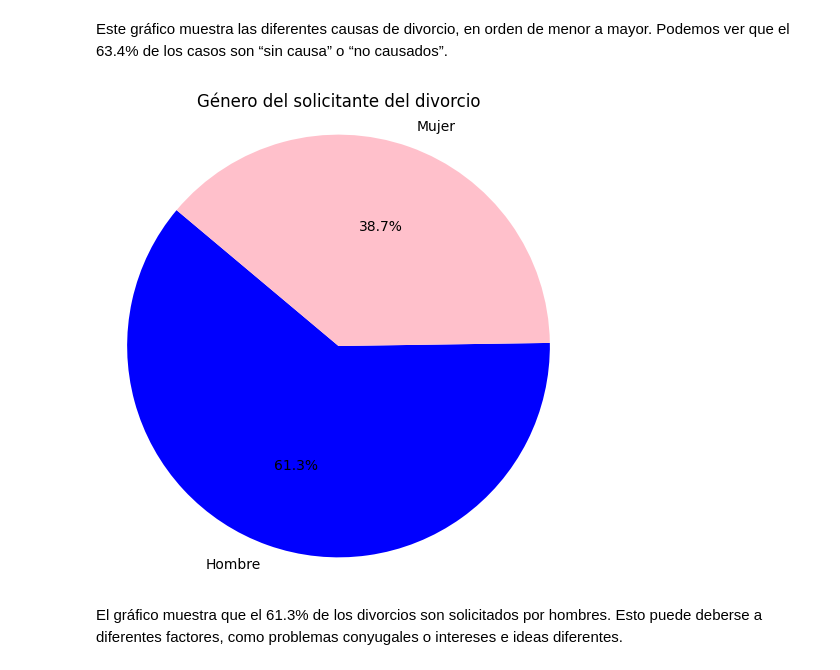
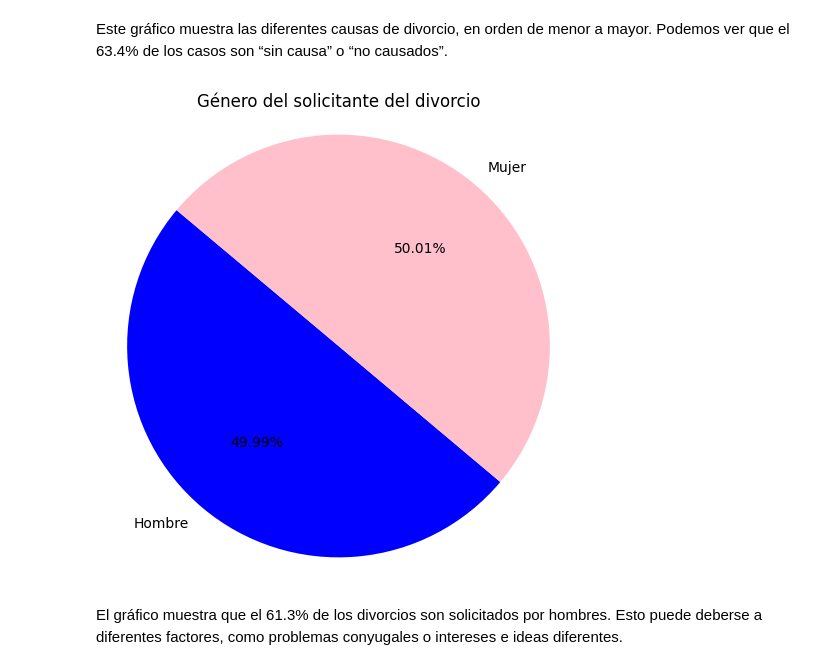
Before and after one commit to TonyCastill/data-science-project, a Jupyter notebook: project.ipynb, the cells around one changed output. Drawn from its saved outputs; the diff is of its cells as text; code cells hidden in the pictures.

```diff
--- a/project.ipynb
+++ b/project.ipynb
@@ -881,33 +870,49 @@ Este gráfico muestra las diferentes causas de divorcio, en orden de menor a may
 # %%
 query = {
     "size": 0,
     "aggs": {
         "genero_peticionario": {
-            "terms": {
-                "field": "divorcee_1.gender",
-                "size": 2
+            "filters": {
+                "filters": {
+                    "Hombre": {
+                        "bool": {
+                            "should": [
+                                {"term": {"divorcee_1.gender": "Hombre"}},
+                                {"term": {"divorcee_2.gender": "Hombre"}}
+                            ],
+                            "minimum_should_match": 1
+                        }
+                    },
+                    "Mujer": {
+                        "bool": {
+                            "should": [
+                                {"term": {"divorcee_1.gender": "Mujer"}},
+                                {"term": {"divorcee_2.gender": "Mujer"}}
+                            ]
+                        }
+                    }
+                }
             }
         }
     }
 }
 
 response = es.search(index="mexico-divorces", body=query)
-data = response["aggregations"]["genero_peticionario"]["buckets"]
+buckets = response["aggregations"]["genero_peticionario"]["buckets"]
 
-genders = [b["key"] for b in data]
-counts = [b["doc_count"] for b in data]
-
+# Extraer etiquetas y valores
+genders = list(buckets.keys())
+counts = [buckets[key]["doc_count"] for key in genders]
 
 colors = ["blue", "pink"]
 
-
 plt.figure(figsize=(6, 6))
-plt.pie(counts, labels=genders, autopct='%1.1f%%', startangle=140, colors=colors)
+plt.pie(counts, labels=genders, autopct='%0.2f%%', startangle=140, colors=colors)
 plt.title("Género del solicitante del divorcio")
 plt.axis('equal')  # Mantener forma circular
 plt.show()
 # %% [output]
-[figure, old version]
+[figure, new version]
 # %% [markdown]
 El gráfico muestra que el 61.3% de los divorcios son solicitados por hombres. Esto puede deberse a diferentes factores, como problemas conyugales o intereses e ideas diferentes.
 # %%
```
Also changed, not shown: parts of 12 cells of this notebook.
